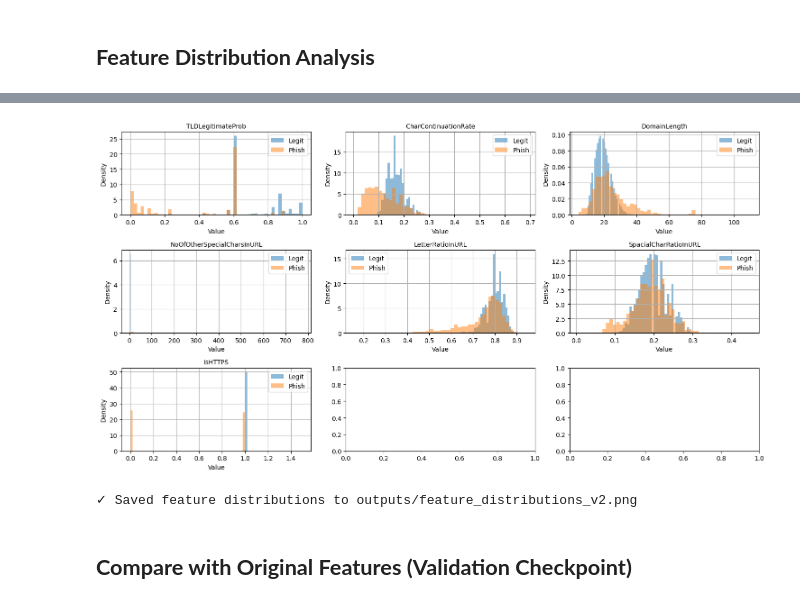
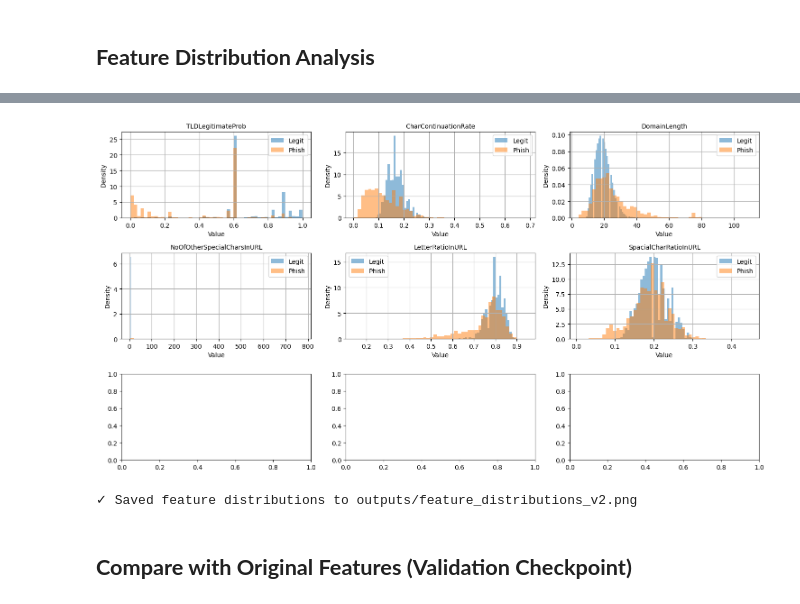
Before and after one commit to fitsblb/PhishGuardAI, a Jupyter notebook: notebooks/01_feature_engineering.ipynb, the cells around one changed output, grey strips where cells are left out. Drawn from its saved outputs; the diff is of its cells as text; code cells hidden in the pictures.

```diff
--- a/notebooks/01_feature_engineering.ipynb
+++ b/notebooks/01_feature_engineering.ipynb
@@ -625,7 +669,7 @@ for idx, row in tqdm(df_raw.iterrows(), total=len(df_raw), desc="Extracting feat
     try:
         url = row["URL"]
         # Extract ALL 8 features (supports both 7-feature and 8-feature models)
-        features = extract_features(url, include_https=True)
+        features = extract_features(url, include_https=False)
         features["URL"] = url  # Keep URL for reference
         features["label"] = row[label_col]  # Keep label for each row
         features_list.append(features)
@@ -645,4 +689,13 @@ if len(failed_urls) > 0:
     print(f"\nFirst 5 failures:")
     for url, error in failed_urls[:5]:
         print(f"  {url[:50]}... → {error}")
+
+
+# Convert to DataFrame
+df_features = pd.DataFrame(features_list)
+
+print(f"Feature DataFrame shape: {df_features.shape}")
+print(f"\nColumns: {list(df_features.columns)}")
+print(f"\nFirst few rows:")
+df_features.head()
 # %% [output]
@@ -830,35 +867,34 @@ key_features = [
     "TLDLegitimateProb",
     "CharContinuationRate",
     "DomainLength",
     "NoOfOtherSpecialCharsInURL",
     "LetterRatioInURL",
     "SpacialCharRatioInURL",
-    "IsHTTPS",
 ]
 
 for idx, feat in enumerate(key_features):
     ax = axes[idx]
 
     # Plot distributions
     df_features[df_features["label"] == 1][feat].hist(
         ax=ax, alpha=0.5, label="Legit", bins=50, density=True
     )
     df_features[df_features["label"] == 0][feat].hist(
         ax=ax, alpha=0.5, label="Phish", bins=50, density=True
     )
 
     ax.set_title(feat, fontsize=10)
     ax.legend()
     ax.set_xlabel("Value")
     ax.set_ylabel("Density")
 
 plt.tight_layout()
 plt.savefig("outputs/feature_distributions_v2.png", dpi=150, bbox_inches="tight")
 plt.show()
 
 print("✓ Saved feature distributions to outputs/feature_distributions_v2.png")
 # %% [output]
-[figure, old version]
+[figure, new version]
 ✓ Saved feature distributions to outputs/feature_distributions_v2.png
 # %% [markdown]
 ## **Compare with Original Features (Validation Checkpoint)**
```
Also changed, not shown: parts of 25 cells of this notebook, 35 other files.
